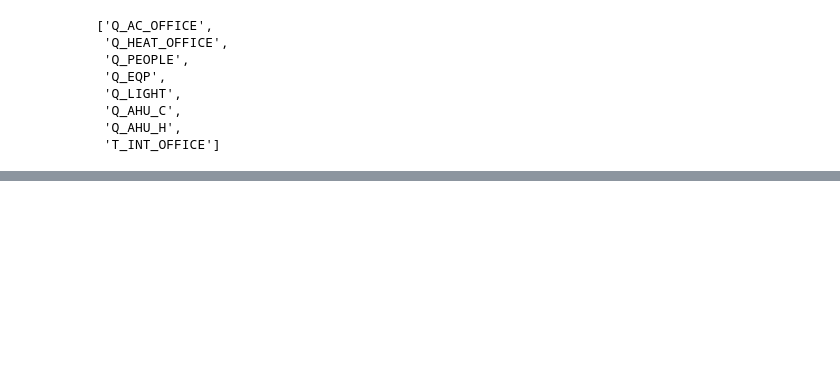
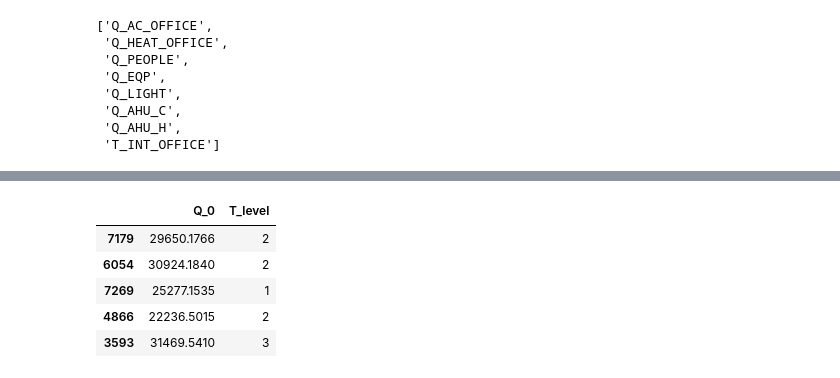
Before and after one commit to rcister01/modelo_energetico, a Jupyter notebook: notebooks/modelo_energetico.ipynb, the cells around one changed output, grey strips where cells are left out. Cells and saved outputs as stored; diff of their text form; code cells hidden in the pictures; blank space fills up the shorter version.

```diff
--- a/notebooks/modelo_energetico.ipynb
+++ b/notebooks/modelo_energetico.ipynb
@@ -147,0 +404,10 @@ y_reduced[28].head()
+# %%
+y_reduced_train[28]['T_level'] = X_reduced_train[28]['TAMB_0'].apply(lambda x: 0 if x < 12.636607 else (1 if x < 17.136756 else (2 if x < 20.713839 else 3)))
+y_reduced_train[28].head()
+# %% [output]
+|  | Q_0 | T_level |
+| 7179 | 29650.1766 | 2 |
+| 6054 | 30924.1840 | 2 |
+| 7269 | 25277.1535 | 1 |
+| 4866 | 22236.5015 | 2 |
+| 3593 | 31469.5410 | 3 |
```
Also changed, not shown: parts of 100 cells of this notebook, 23 other files.
